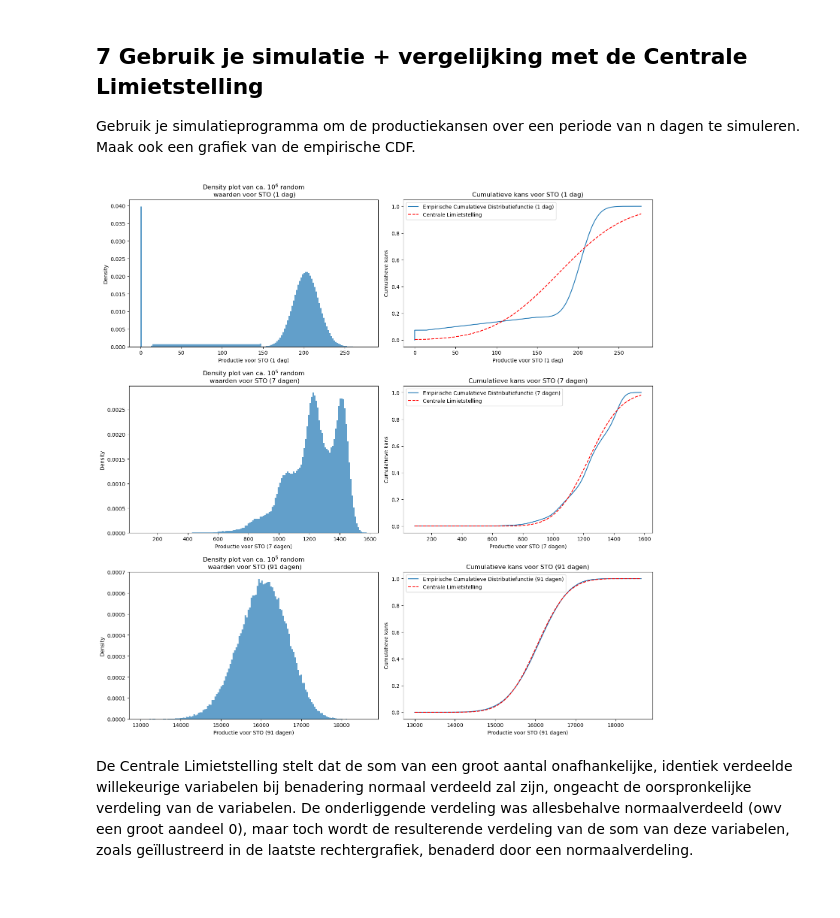
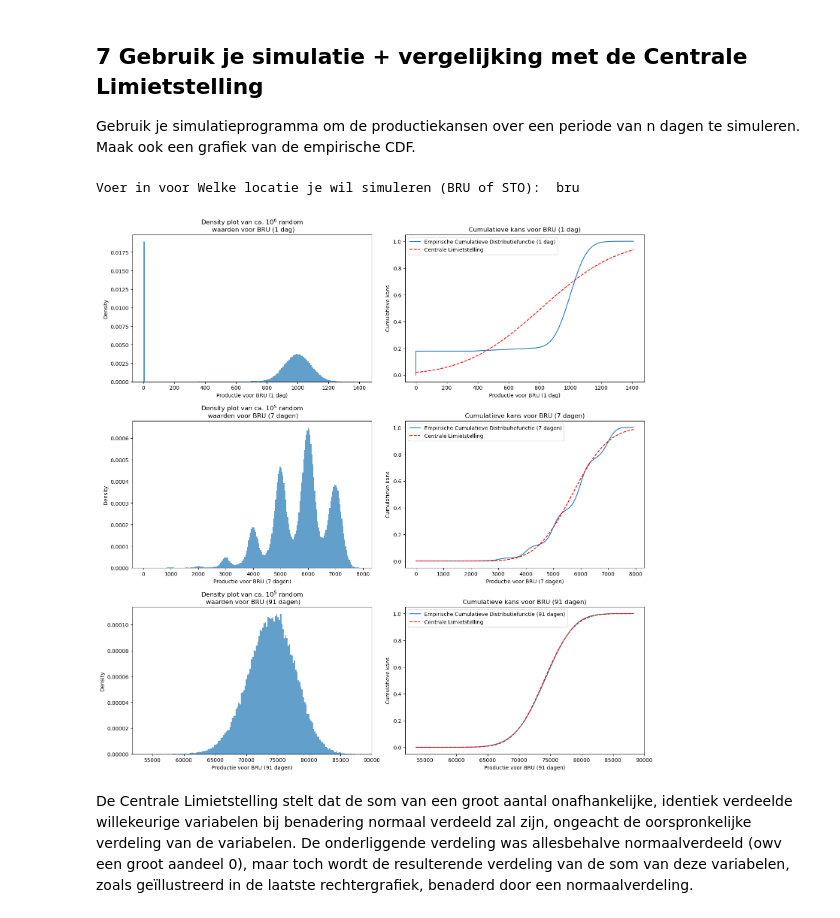
Before and after one commit to craftyraf/project-productie-proces, a Jupyter notebook: notebooks/Deel 1 - productieproces.ipynb, the cells around one changed output. Drawn from its saved outputs; the diff is of its cells as text; code cells hidden in the pictures.

```diff
--- a/notebooks/Deel 1 - productieproces.ipynb
+++ b/notebooks/Deel 1 - productieproces.ipynb
@@ -335,10 +285,14 @@ Dag 7: 219.87656719316777
 # %%
-#---------------NIEUWE OPLOSSING ZONDER NORMAALVERDELING 10/04/2024----------------------
+# Vraag gebruiker om locatie in te voeren (met errorhandling)
+while True:
+    location = input("Voer in voor Welke locatie je wil simuleren (BRU of STO): " ).upper()
+    if location not in ['BRU', 'STO']:
+        print("Je ingevoerde locatie was niet valide. Voer opnieuw de locatie in (BRU of STO)")
+        continue
+    else:
+        break
 
-# To Do's: 1/ nieuwe functie plot_histogram opschonen 2/ ook locatie als inputparameter (evt. ook bij 7?)
-
-# Inputparameters
-location = "STO" # werkt ook voor BRU
+# Vraag gebruiker om aantal dagen in te voeren
 n_days_values = [(input("Voer het aantal dagen in voor de simulatie: "))] # type 'list' omdat simulate-functie met list werkt
 
 
@@ -378,8 +333,16 @@ Voer het aantal dagen in voor de simulatie:  7
 Gebruik je simulatieprogramma om de productiekansen over een periode van n dagen te simuleren. Maak
 ook een grafiek van de empirische CDF.
 # %%
-# Inputparameters
-location = "STO" # werkt ook voor BRU
+# Vraag gebruiker om locatie in te voeren (met errorhandling)
+while True:
+    location = input("Voer in voor Welke locatie je wil simuleren (BRU of STO): " ).upper()
+    if location not in ['BRU', 'STO']:
+        print("Je ingevoerde locatie was niet valide. Voer opnieuw de locatie in (BRU of STO)")
+        continue
+    else:
+        break
+
+# Vraag gebruiker om aantal dagen in te voeren
 n_days_values = [1, 7, 91]  # 1 dag, 1 week, 3 maanden
 
 
@@ -391,34 +354,35 @@ with open(filename, 'r') as json_file:
 
 share_1, share_2, lower_bound_s2, upper_bound_s2, param1_s3, param2_s3 = \
     (data[location][key] for key in ['share_1', 'share_2',
                                      'lower_bound_s2', 'upper_bound_s2',
                                      'param1_s3', 'param2_s3'])
 
 # Simulate data for each n_days value and plot histograms and CDFs
 fig, axs = plt.subplots(len(n_days_values), 2, figsize=(15, 5*len(n_days_values)))
 
 for i, n_days in enumerate(n_days_values):
     # Simulate data
     simulated_data = simulate(share_1, share_2, lower_bound_s2, upper_bound_s2, param1_s3, param2_s3, n_days)
 
     # Plot histogram
     plot_multiple_histograms(axs[i, 0], simulated_data, n_days, location)
 
     # Plot CDF
     plot_cdf(axs[i, 1], simulated_data, n_days, location)
 
     # Add CLT line to CDF plot
     mean_simulated = np.mean(simulated_data)
     std_simulated = np.std(simulated_data)
     x_values = np.linspace(min(simulated_data), max(simulated_data), 100)
     y_values = norm.cdf(x_values, mean_simulated, std_simulated)
     axs[i, 1].plot(x_values, y_values, label='Centrale Limietstelling', color='red', linestyle='--')
     axs[i, 1].legend(loc='upper left')
 
 plt.tight_layout()
 plt.show()
 # %% [output]
+Voer in voor Welke locatie je wil simuleren (BRU of STO):  bru
-[figure, old version]
+[figure, new version]
 # %% [markdown]
 De Centrale Limietstelling stelt dat de som van een groot aantal onafhankelijke, identiek verdeelde willekeurige variabelen bij benadering normaal verdeeld zal zijn, ongeacht de oorspronkelijke verdeling van de variabelen. De onderliggende verdeling was allesbehalve normaalverdeeld (owv een groot aandeel 0), maar toch wordt de resulterende verdeling van de som van deze variabelen, zoals geïllustreerd in de laatste rechtergrafiek, benaderd door een normaalverdeling.
 # %% [markdown]
```
Also changed, not shown: parts of 7 cells of this notebook, 1 other file.
